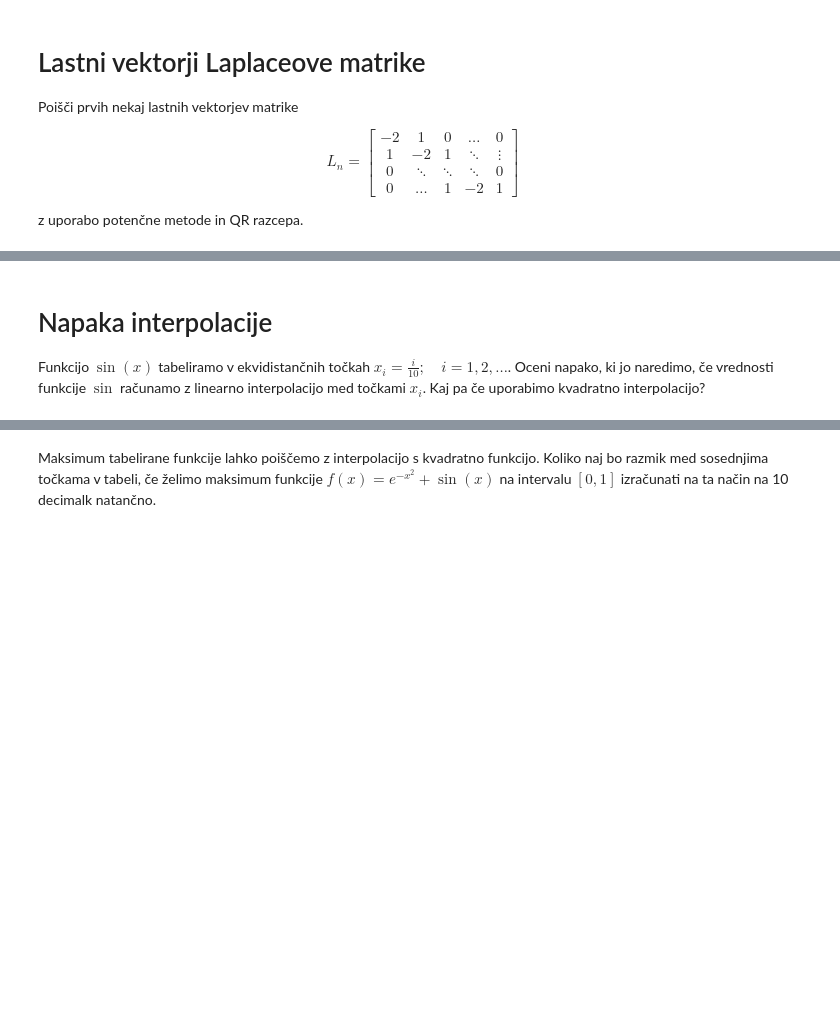
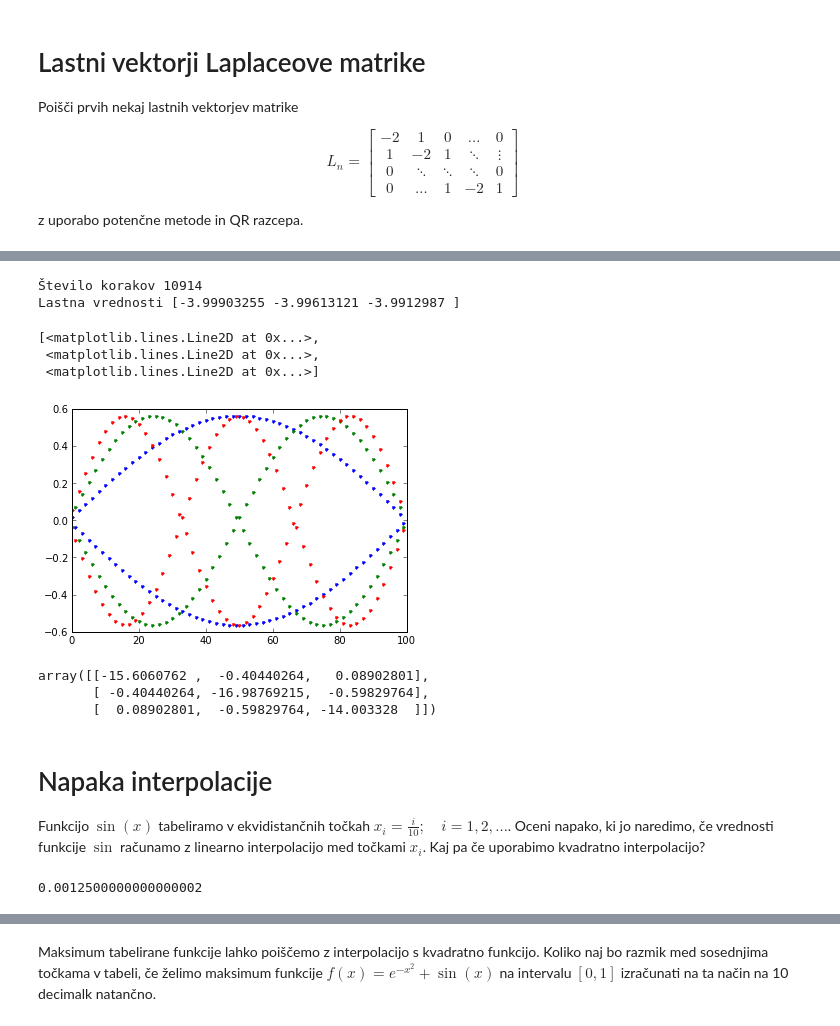
Before and after one commit to mrcinv/nummat, a Jupyter notebook: vaja5.ipynb, the cells around one changed output, grey strips where cells are left out. Cells and saved outputs as stored; diff of their text form; code cells hidden in the pictures; blank space fills up the shorter version.

```diff
--- a/vaja5.ipynb
+++ b/vaja5.ipynb
@@ -13,3 +51,38 @@ z uporabo potenčne metode in QR razcepa.
+# %%
+from numpy.linalg import qr
+# potenčna metoda s QR
+x = rand(n,3) # 3 lastne vrednosti
+xp = x.copy()
+napaka = 1
+tol = 1e-5
+k = 0
+while napaka > tol:
+    x = L.dot(xp)
+    l = diag(x.T.dot(xp)) # lastne vrednosti
+    napaka = norm(x - l*xp,'fro') # ||Lxp -lambda*xp||
+    q, r = qr(x) # približek normiramo in ortogonaliziramo
+    xp = q.copy()
+    k=k+1
+print "Število korakov", k
+print "Lastna vrednosti", l
+plot(x,'.')
+# %% [output]
+Število korakov 10914
+Lastna vrednosti [-3.99903255 -3.99613121 -3.9912987 ]
+[<matplotlib.lines.Line2D at 0x...>,
+ <matplotlib.lines.Line2D at 0x...>,
+ <matplotlib.lines.Line2D at 0x...>]
+[figure, added]
+# %%
+l
+# %% [output]
+array([[-15.6060762 ,  -0.40440264,   0.08902801],
+       [ -0.40440264, -16.98769215,  -0.59829764],
+       [  0.08902801,  -0.59829764, -14.003328  ]])
 # %% [markdown]
 # Napaka interpolacije
 Funkcijo $\sin(x)$ tabeliramo v ekvidistančnih točkah $x_i=\frac{i}{10};\quad i=1,2,\ldots$. Oceni napako, ki jo naredimo, če vrednosti funkcije $\sin$ računamo z linearno interpolacijo med točkami $x_i$. Kaj pa če uporabimo kvadratno interpolacijo?
+# %%
+1./8*0.1**2
+# %% [output]
+0.0012500000000000002
```
Also changed, not shown: parts of 7 cells of this notebook.
